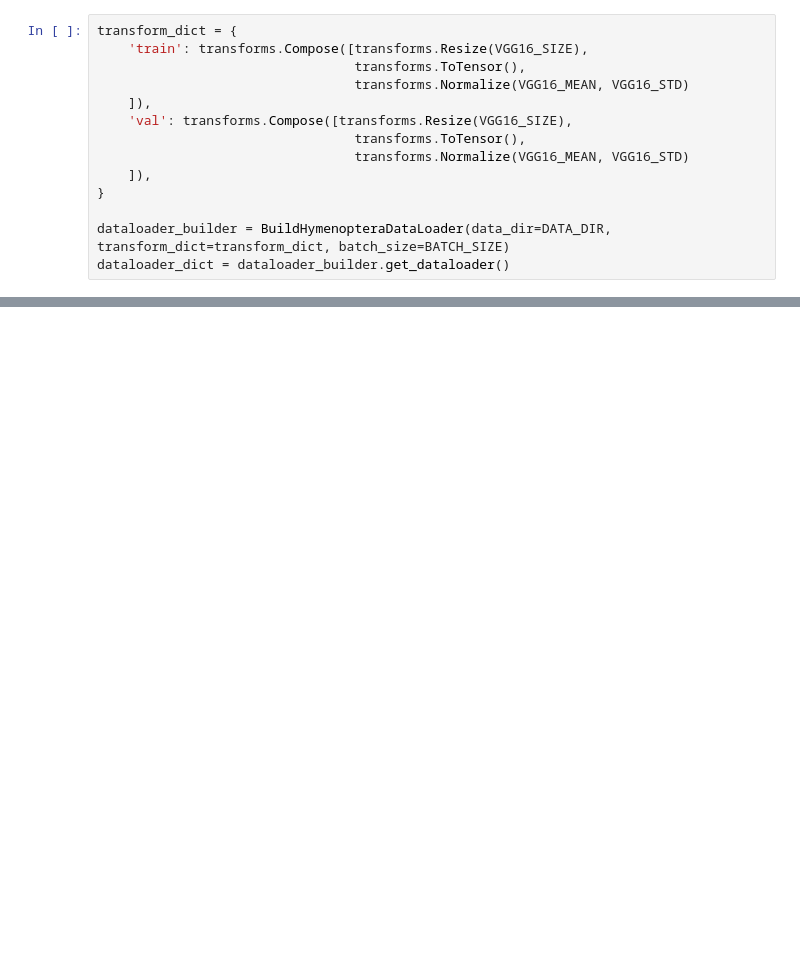
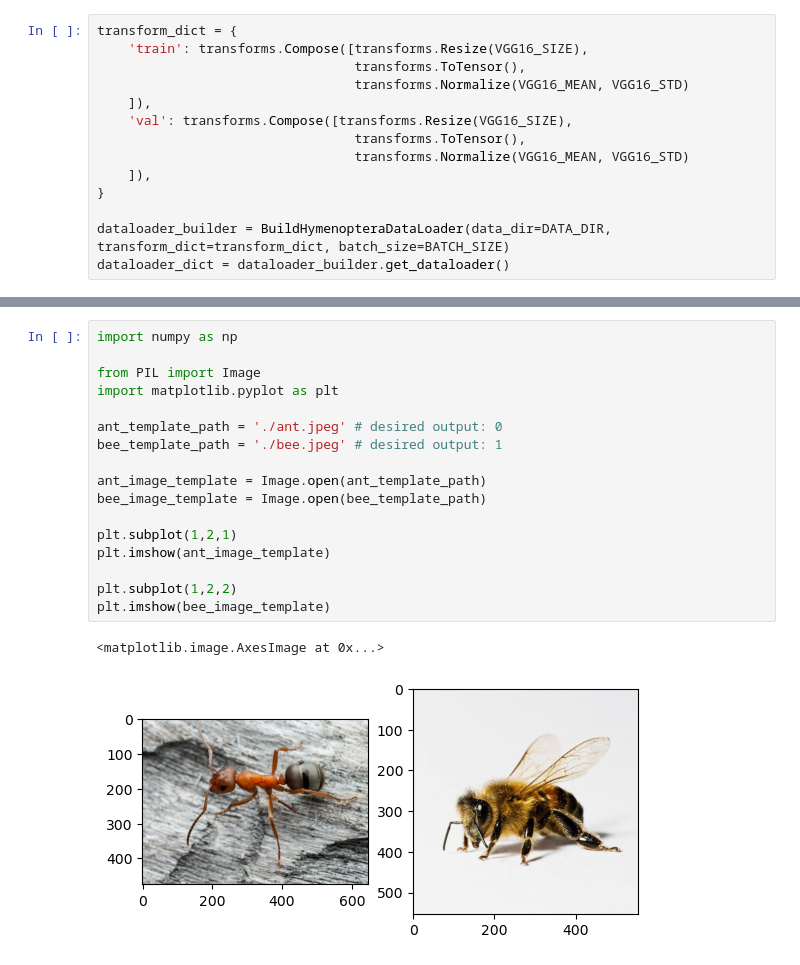
Before and after one commit to seo-changmin-dev/pytorch_snippets, a Jupyter notebook: transfer_learning_and_fine_tuning/test_train.ipynb, the cells around one changed output, grey strips where cells are left out. Saved outputs shown, nothing was run; the diff lists cells and outputs as text; blank space fills up the shorter version.

Commit message:
feat: Implement VGG16 transfer learning and test results with sample images

```diff
--- a/transfer_learning_and_fine_tuning/test_train.ipynb
+++ b/transfer_learning_and_fine_tuning/test_train.ipynb
@@ -78,0 +102,20 @@ Phase: val | Loss: 0.0
+# %%
+import numpy as np
+
+from PIL import Image
+import matplotlib.pyplot as plt
+
+ant_template_path = './ant.jpeg' # desired output: 0
+bee_template_path = './bee.jpeg' # desired output: 1
+
+ant_image_template = Image.open(ant_template_path)
+bee_image_template = Image.open(bee_template_path)
+
+plt.subplot(1,2,1)
+plt.imshow(ant_image_template)
+
+plt.subplot(1,2,2)
+plt.imshow(bee_image_template)
+# %% [output]
+<matplotlib.image.AxesImage at 0x...>
+[figure, added]
```
Also changed, not shown: parts of 8 cells of this notebook, 6 other files.
